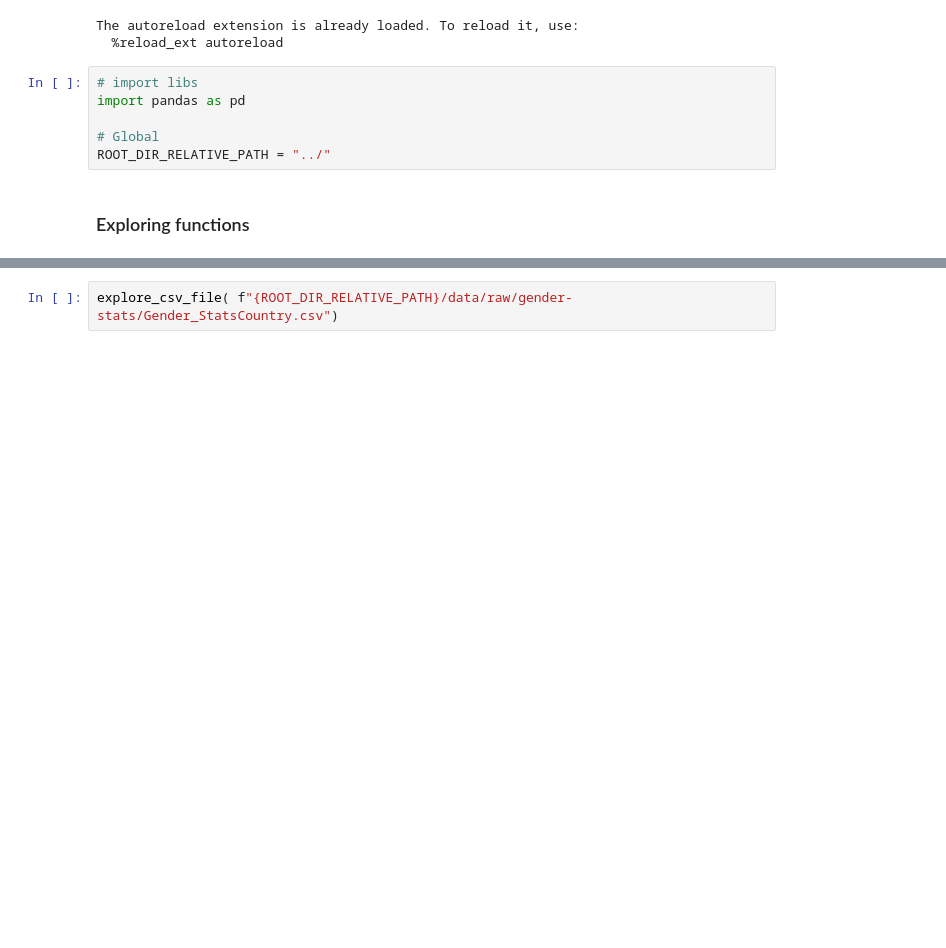
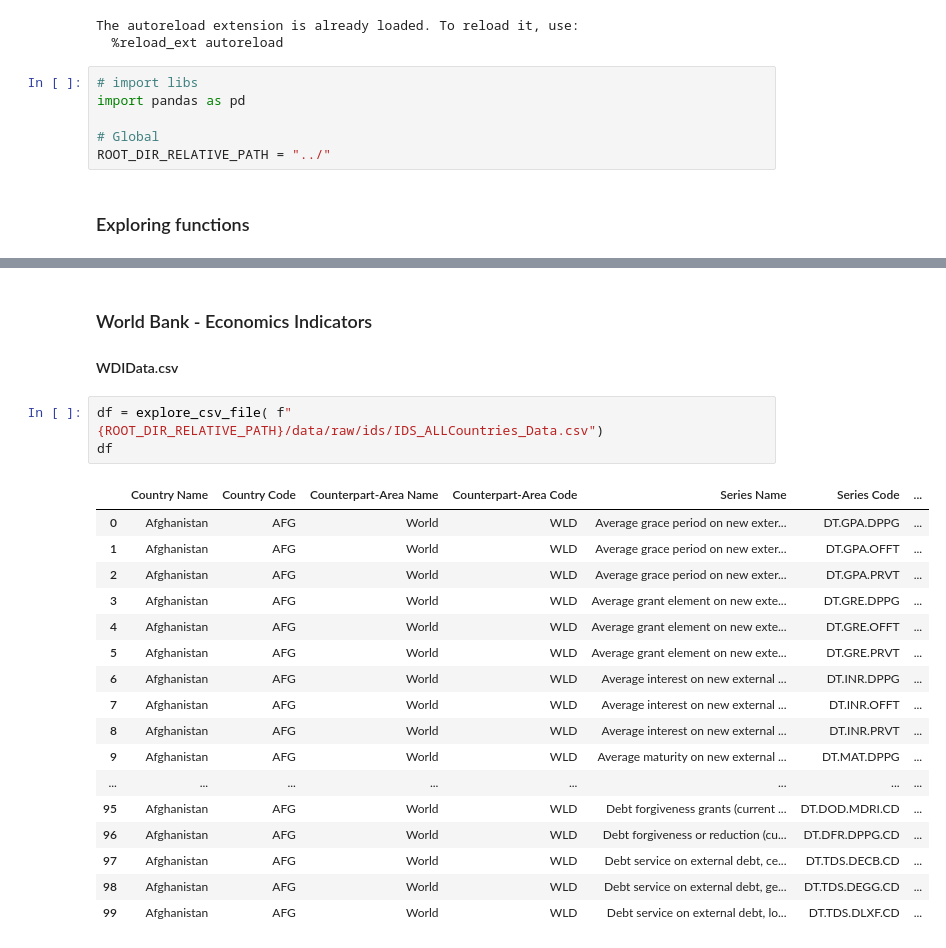
Before and after one commit to cuevash/birth-rate-prediction, a Jupyter notebook: notebooks/Exploratory Analysis.ipynb, the cells around one changed output, grey strips where cells are left out. Cells and saved outputs as stored; diff of their text form; blank space fills up the shorter version.

```diff
--- a/notebooks/Exploratory Analysis.ipynb
+++ b/notebooks/Exploratory Analysis.ipynb
@@ -39,2 +59,25 @@ explore_csv_file( f"{ROOT_DIR_RELATIVE_PATH}/data/raw/gender-stats/Gender_StatsC
+# %% [markdown]
+### World Bank - Economics Indicators
+
+#### WDIData.csv
 # %%
-explore_csv_file( f"{ROOT_DIR_RELATIVE_PATH}/data/raw/gender-stats/Gender_StatsCountry.csv")
+df = explore_csv_file( f"{ROOT_DIR_RELATIVE_PATH}/data/raw/ids/IDS_ALLCountries_Data.csv")
+df
+# %% [output]
+|  | Country Name | Country Code | Counterpart-Area Name | Counterpart-Area Code | Series Name | Series Code | ... |
+| 0 | Afghanistan | AFG | World | WLD | Average grace period on new exter... | DT.GPA.DPPG | ... |
+| 1 | Afghanistan | AFG | World | WLD | Average grace period on new exter... | DT.GPA.OFFT | ... |
+| 2 | Afghanistan | AFG | World | WLD | Average grace period on new exter... | DT.GPA.PRVT | ... |
+| 3 | Afghanistan | AFG | World | WLD | Average grant element on new exte... | DT.GRE.DPPG | ... |
+| 4 | Afghanistan | AFG | World | WLD | Average grant element on new exte... | DT.GRE.OFFT | ... |
+| 5 | Afghanistan | AFG | World | WLD | Average grant element on new exte... | DT.GRE.PRVT | ... |
+| 6 | Afghanistan | AFG | World | WLD | Average interest on new external ... | DT.INR.DPPG | ... |
+| 7 | Afghanistan | AFG | World | WLD | Average interest on new external ... | DT.INR.OFFT | ... |
+| 8 | Afghanistan | AFG | World | WLD | Average interest on new external ... | DT.INR.PRVT | ... |
+| 9 | Afghanistan | AFG | World | WLD | Average maturity on new external ... | DT.MAT.DPPG | ... |
+| ... | ... | ... | ... | ... | ... | ... | ... |
+| 95 | Afghanistan | AFG | World | WLD | Debt forgiveness grants (current ... | DT.DOD.MDRI.CD | ... |
+| 96 | Afghanistan | AFG | World | WLD | Debt forgiveness or reduction (cu... | DT.DFR.DPPG.CD | ... |
+| 97 | Afghanistan | AFG | World | WLD | Debt service on external debt, ce... | DT.TDS.DECB.CD | ... |
+| 98 | Afghanistan | AFG | World | WLD | Debt service on external debt, ge... | DT.TDS.DEGG.CD | ... |
+| 99 | Afghanistan | AFG | World | WLD | Debt service on external debt, lo... | DT.TDS.DLXF.CD | ... |
```
Also changed, not shown: parts of 7 cells of this notebook, 3 other files.
